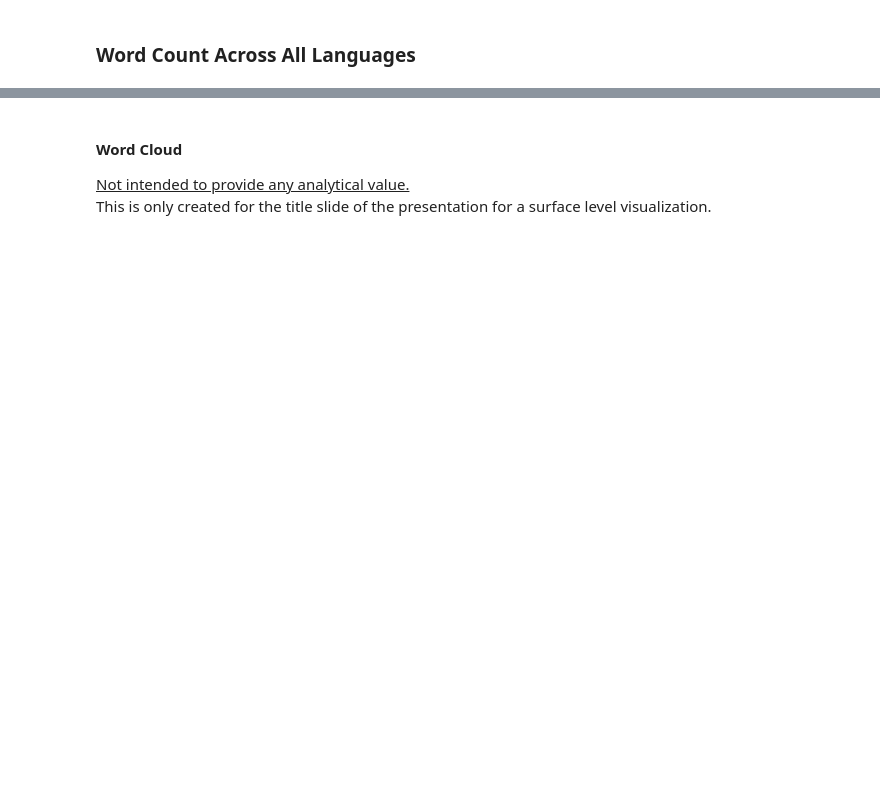
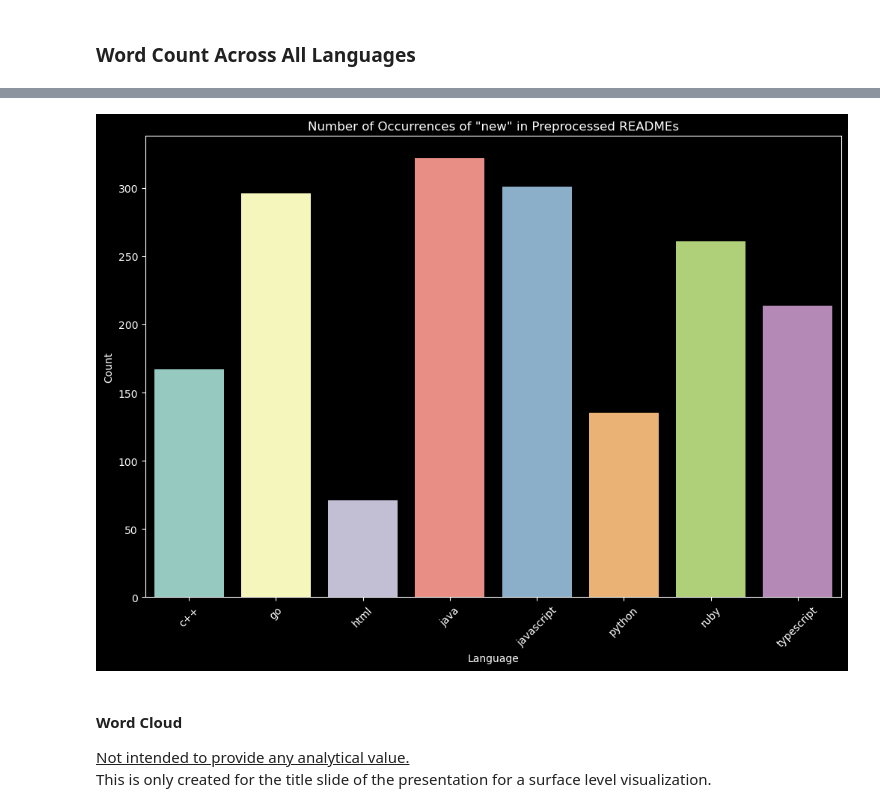
Before and after one commit to Zacharia-Schmitz/nlp_project, a Jupyter notebook: final_draft(needs_cleaning).ipynb, the cells around one changed output, grey strips where cells are left out. Saved outputs shown, nothing was run; the diff lists cells and outputs as text; code cells hidden in the pictures; blank space fills up the shorter version.

```diff
--- a/final_draft(needs_cleaning).ipynb
+++ b/final_draft(needs_cleaning).ipynb
@@ -443,3 +486,7 @@ plt.show()
+# %%
+plot_readme_word_counts(df, 'new')
+# %% [output]
+[figure, added]
 # %% [markdown]
 #### Word Cloud
 
```
Also changed, not shown: parts of 36 cells of this notebook, 1 other file.
